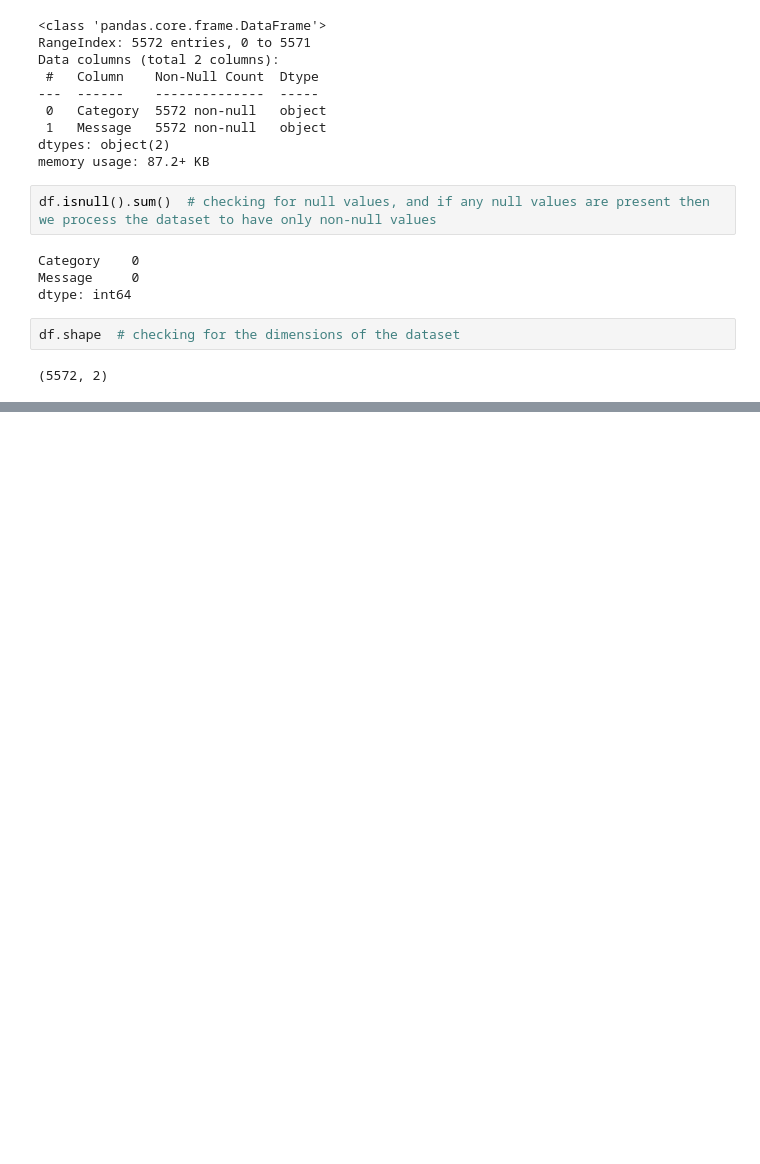
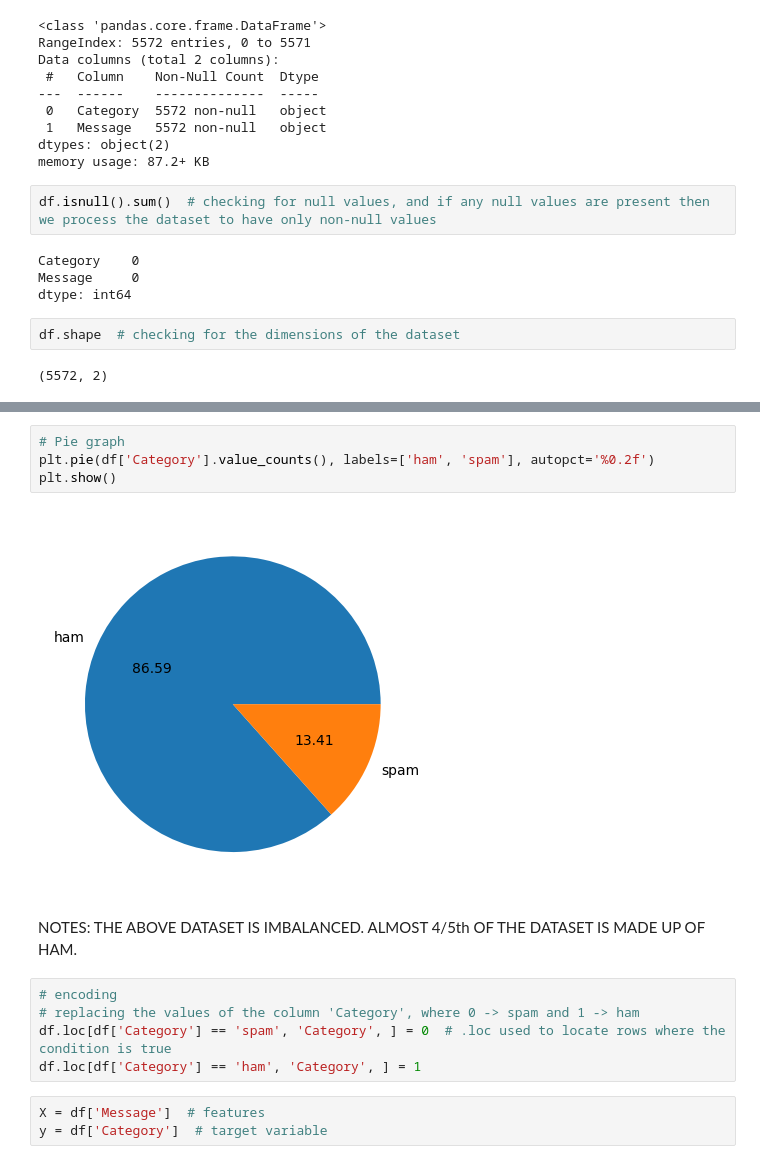
Before and after one commit to RMx-03/Email_Spam-Classifier, a Jupyter notebook: spam_classifier.ipynb, the cells around one changed output, grey strips where cells are left out. Cells and saved outputs as stored; diff of their text form; blank space fills up the shorter version.

```diff
--- a/spam_classifier.ipynb
+++ b/spam_classifier.ipynb
@@ -73,0 +89,16 @@ df.shape  # checking for the dimensions of the dataset
+# %%
+# Pie graph
+plt.pie(df['Category'].value_counts(), labels=['ham', 'spam'], autopct='%0.2f')
+plt.show()
+# %% [output]
+[figure, added]
+# %% [markdown]
+NOTES: THE ABOVE DATASET IS IMBALANCED. ALMOST 4/5th OF THE DATASET IS MADE UP OF HAM.
+# %%
+# encoding
+# replacing the values of the column 'Category', where 0 -> spam and 1 -> ham
+df.loc[df['Category'] == 'spam', 'Category', ] = 0  # .loc used to locate rows where the condition is true
+df.loc[df['Category'] == 'ham', 'Category', ] = 1
+# %%
+X = df['Message']  # features
+y = df['Category']  # target variable
```
Also changed, not shown: parts of 5 cells of this notebook.
